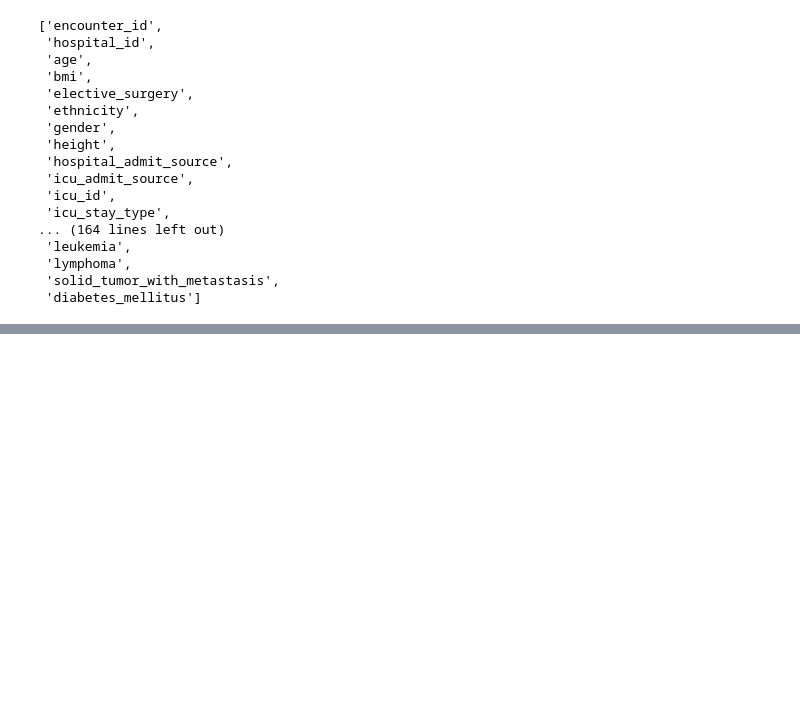
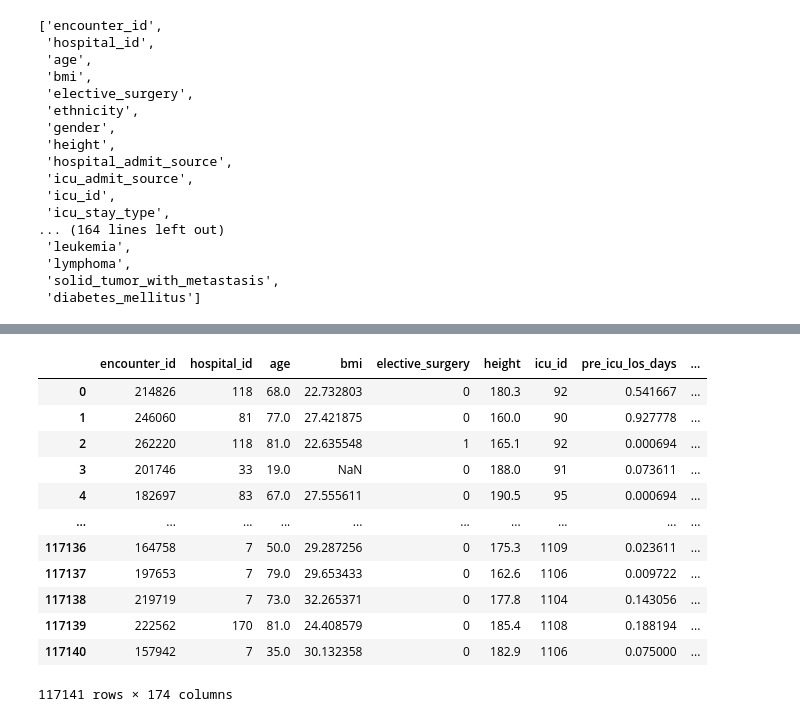
Before and after one commit to pedroogaab/Reconhecimento-de-padroes, a Jupyter notebook: classification.ipynb, the cells around one changed output, grey strips where cells are left out. Drawn from its saved outputs; the diff is of its cells as text; code cells hidden in the pictures; blank space fills up the shorter version.

```diff
--- a/classification.ipynb
+++ b/classification.ipynb
@@ -121,0 +141,22 @@ Name: count, dtype: int64
+# %%
+# for i in df_train:
+#     if type(i) != int or type(i) != float:
+#         #  print(type(i))
+#          print(i)
+
+df_numeric = df_train.select_dtypes(include=['int', 'float'])
+df_numeric
+# %% [output]
+|  | encounter_id | hospital_id | age | bmi | elective_surgery | height | icu_id | pre_icu_los_days | ... |
+| 0 | 214826 | 118 | 68.0 | 22.732803 | 0 | 180.3 | 92 | 0.541667 | ... |
+| 1 | 246060 | 81 | 77.0 | 27.421875 | 0 | 160.0 | 90 | 0.927778 | ... |
+| 2 | 262220 | 118 | 81.0 | 22.635548 | 1 | 165.1 | 92 | 0.000694 | ... |
+| 3 | 201746 | 33 | 19.0 | NaN | 0 | 188.0 | 91 | 0.073611 | ... |
+| 4 | 182697 | 83 | 67.0 | 27.555611 | 0 | 190.5 | 95 | 0.000694 | ... |
+| ... | ... | ... | ... | ... | ... | ... | ... | ... | ... |
+| 117136 | 164758 | 7 | 50.0 | 29.287256 | 0 | 175.3 | 1109 | 0.023611 | ... |
+| 117137 | 197653 | 7 | 79.0 | 29.653433 | 0 | 162.6 | 1106 | 0.009722 | ... |
+| 117138 | 219719 | 7 | 73.0 | 32.265371 | 0 | 177.8 | 1104 | 0.143056 | ... |
+| 117139 | 222562 | 170 | 81.0 | 24.408579 | 0 | 185.4 | 1108 | 0.188194 | ... |
+| 117140 | 157942 | 7 | 35.0 | 30.132358 | 0 | 182.9 | 1106 | 0.075000 | ... |
+117141 rows × 174 columns
```
Also changed, not shown: parts of 7 cells of this notebook.
